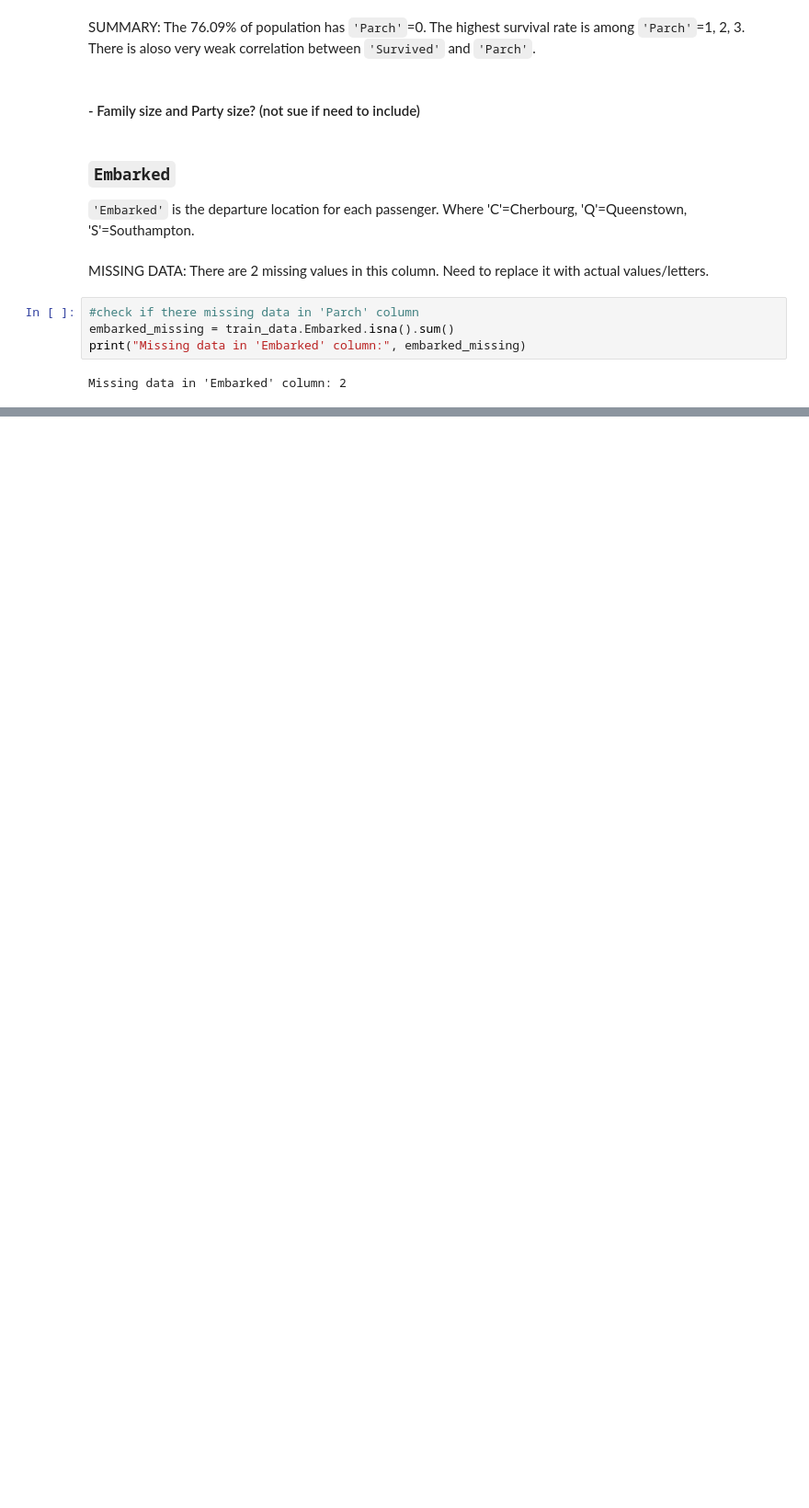
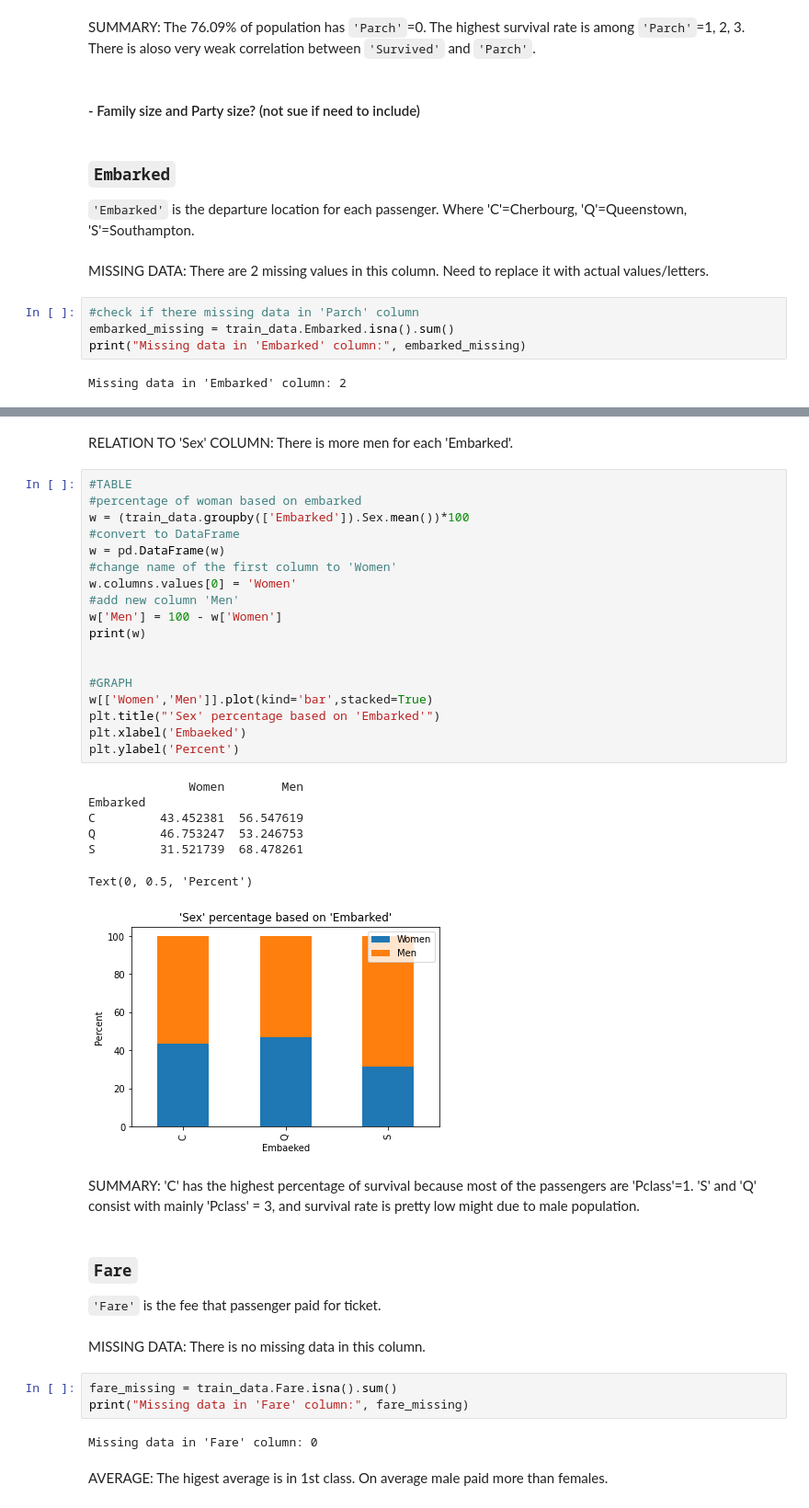
Before and after one commit to AShabunevich/Kaggle_practice_and_exercises, a Jupyter notebook: Titanic_Machine_Learning/titanic_project.ipynb, the cells around one changed output, grey strips where cells are left out. Shown at 92% size. Saved outputs shown, nothing was run; the diff lists cells and outputs as text; blank space fills up the shorter version.

```diff
--- a/Titanic_Machine_Learning/titanic_project.ipynb
+++ b/Titanic_Machine_Learning/titanic_project.ipynb
@@ -561,0 +643,43 @@ Missing data in 'Embarked' column: 2
+# %% [markdown]
+RELATION TO 'Sex' COLUMN: There is more men for each 'Embarked'.
+# %%
+#TABLE
+#percentage of woman based on embarked
+w = (train_data.groupby(['Embarked']).Sex.mean())*100
+#convert to DataFrame
+w = pd.DataFrame(w)
+#change name of the first column to 'Women'
+w.columns.values[0] = 'Women'
+#add new column 'Men'
+w['Men'] = 100 - w['Women']
+print(w)
+
+
+#GRAPH
+w[['Women','Men']].plot(kind='bar',stacked=True)
+plt.title("'Sex' percentage based on 'Embarked'")
+plt.xlabel('Embaeked')
+plt.ylabel('Percent')
+# %% [output]
+              Women        Men
+Embarked
+C         43.452381  56.547619
+Q         46.753247  53.246753
+S         31.521739  68.478261
+Text(0, 0.5, 'Percent')
+[figure, added]
+# %% [markdown]
+SUMMARY: 'C' has the highest percentage of survival because most of the passengers are 'Pclass'=1. 'S' and 'Q' consist with mainly 'Pclass' = 3, and survival rate is pretty low might due to male population.
+# %% [markdown]
+### `Fare`
+
+`'Fare'` is the fee that passenger paid for ticket.
+# %% [markdown]
+MISSING DATA: There is no missing data in this column.
+# %%
+fare_missing = train_data.Fare.isna().sum()
+print("Missing data in 'Fare' column:", fare_missing)
+# %% [output]
+Missing data in 'Fare' column: 0
+# %% [markdown]
+AVERAGE: The higest average is in 1st class. On average male paid more than females.
```
Also changed, not shown: parts of 15 cells of this notebook.
